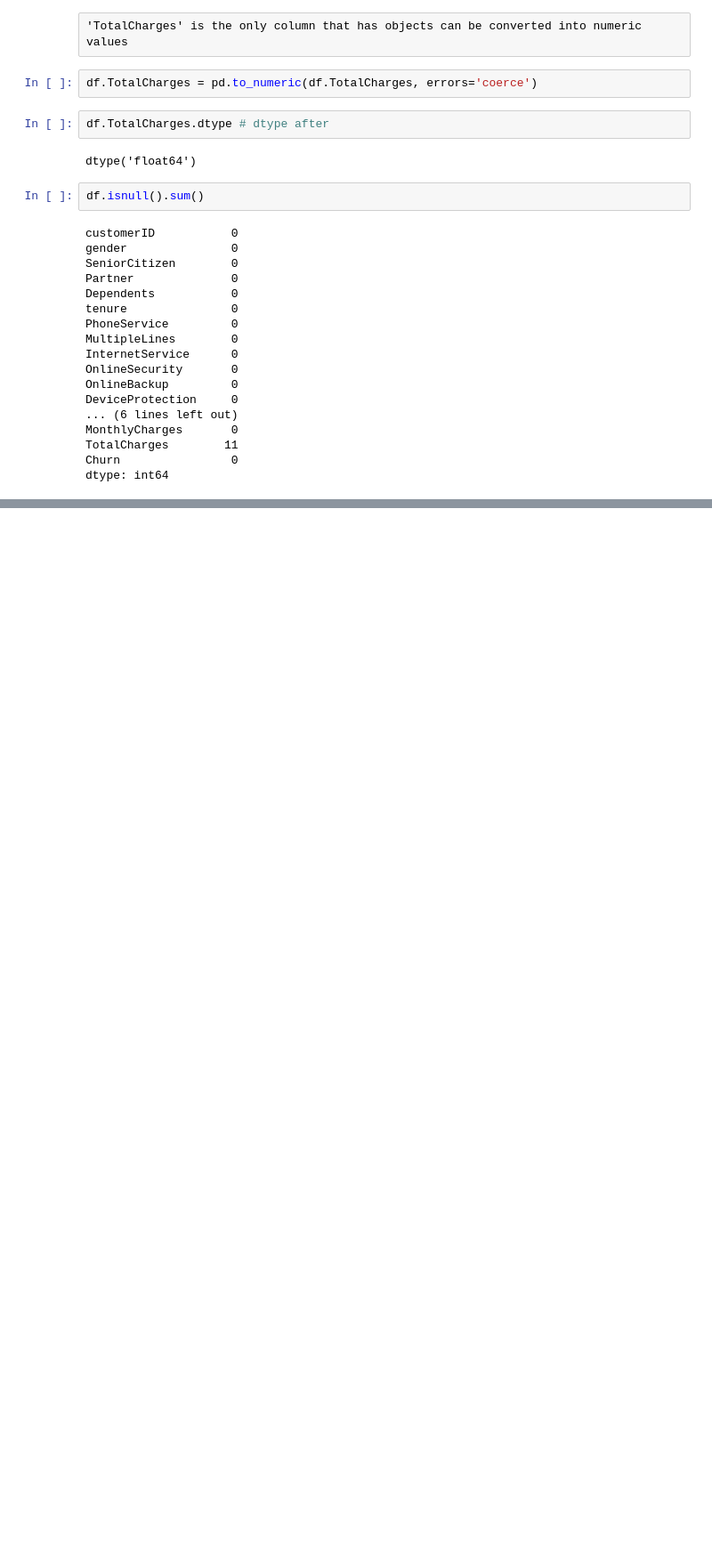
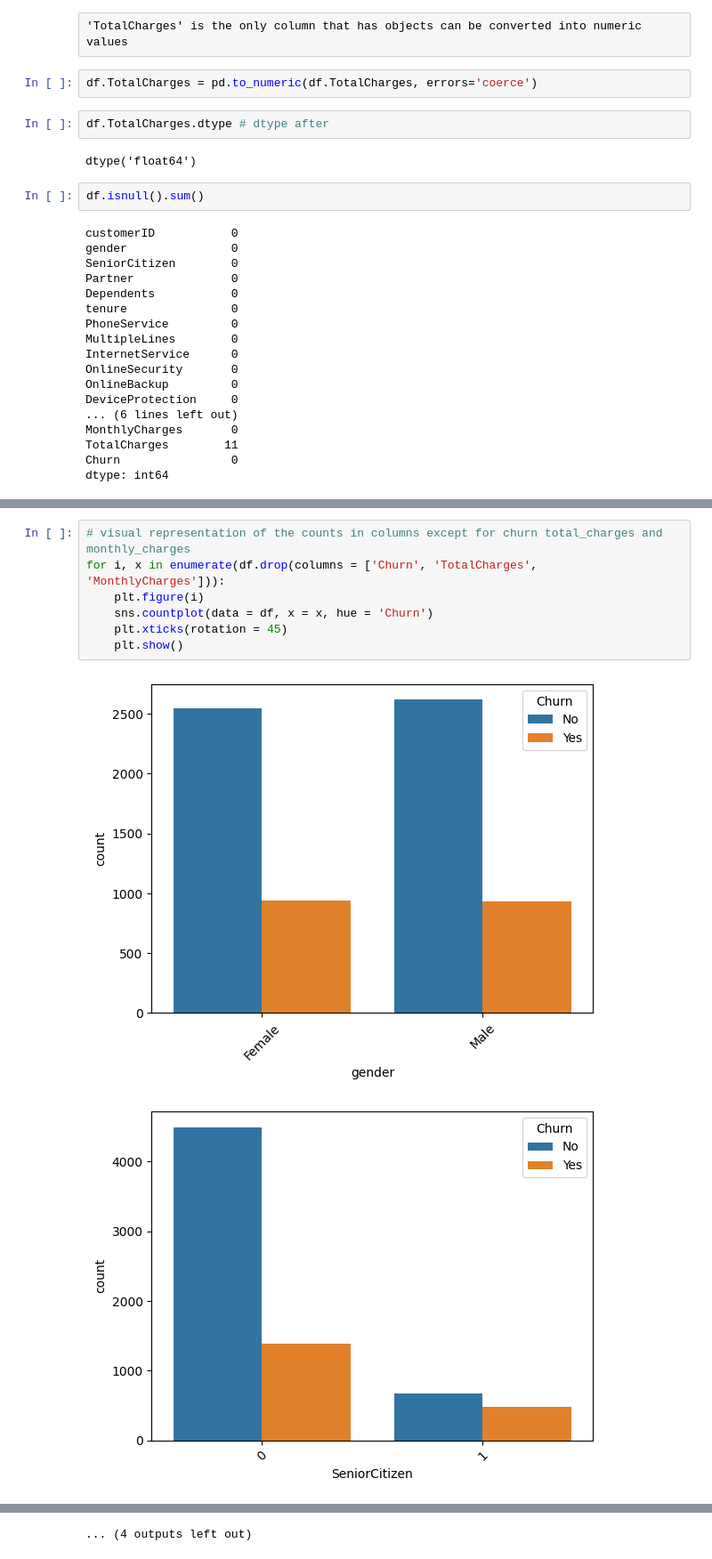
Before and after one commit to Kovindu555/Customer-Churn-Prediction, a Jupyter notebook: EDA.ipynb, the cells around one changed output, grey strips where cells are left out. Shown at 89% size. Cells and saved outputs as stored; diff of their text form; blank space fills up the shorter version.

```diff
--- a/EDA.ipynb
+++ b/EDA.ipynb
@@ -238,0 +243,10 @@ df
+# %%
+# visual representation of the counts in columns except for churn total_charges and monthly_charges
+for i, x in enumerate(df.drop(columns = ['Churn', 'TotalCharges', 'MonthlyCharges'])):
+    plt.figure(i)
+    sns.countplot(data = df, x = x, hue = 'Churn')
+    plt.xticks(rotation = 45)
+    plt.show()
+# %% [output]
+[figure, added]
+[figure, added]
@@ -238,0 +263 @@ df
+... (4 outputs left out)
```
Also changed, not shown: parts of 14 cells of this notebook.
